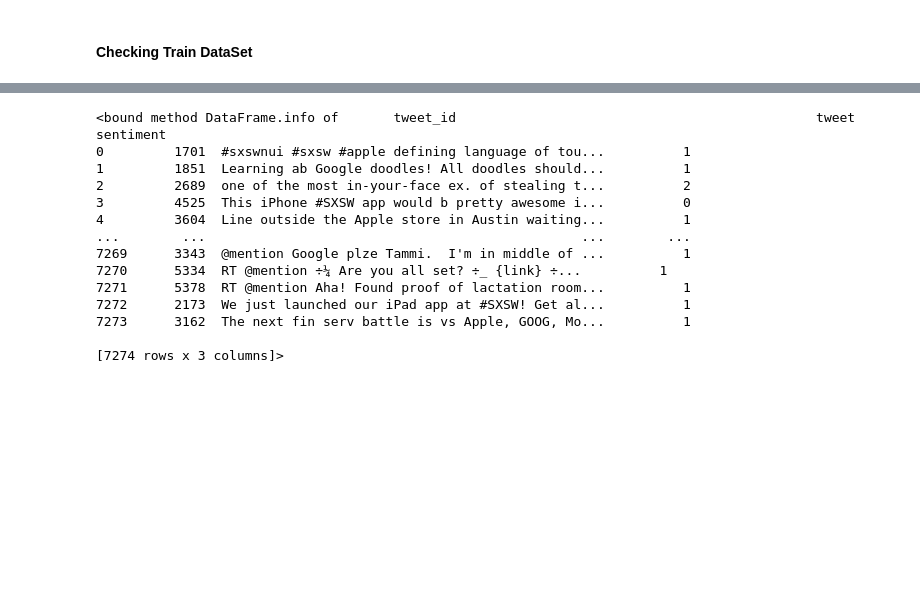
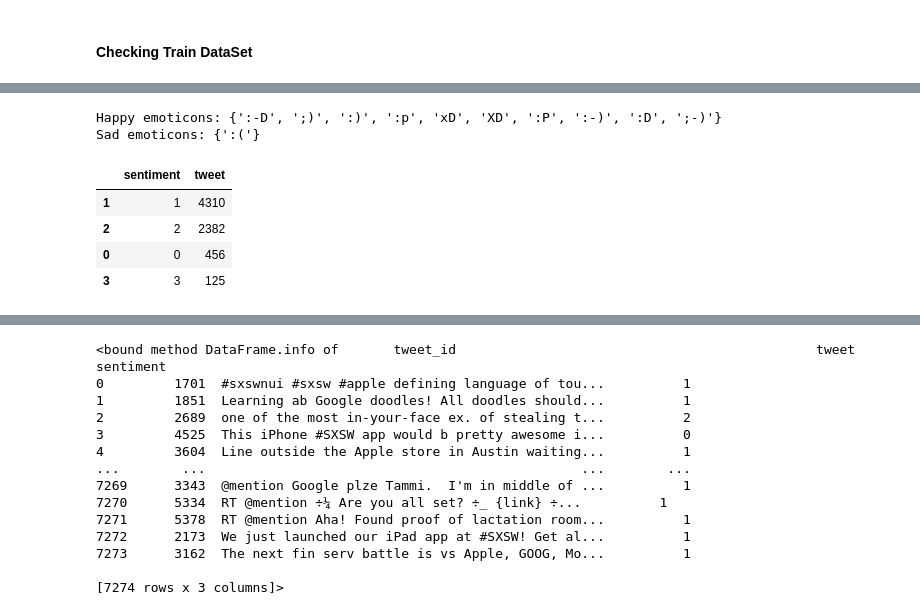
Before and after one commit to dashang/Hackathon_Twitter_Sentiment_Classification, a Jupyter notebook: SentimentAnalysis_Dashang.ipynb, the cells around one changed output, grey strips where cells are left out. Cells and saved outputs as stored; diff of their text form; code cells hidden in the pictures; blank space fills up the shorter version.

```diff
--- a/SentimentAnalysis_Dashang.ipynb
+++ b/SentimentAnalysis_Dashang.ipynb
@@ -59,0 +114,18 @@ traindf.tail()
+# %%
+HAPPY_EMO = r" ([xX;:]-?[dD)]|:-?[\)]|[;:][pP]) "
+SAD_EMO = r" (:'?[/|\(]) "
+print("Happy emoticons:", set(re.findall(HAPPY_EMO, tweets_text)))
+print("Sad emoticons:", set(re.findall(SAD_EMO, tweets_text)))
+# %% [output]
+Happy emoticons: {':-D', ';)', ':)', ':p', 'xD', 'XD', ':P', ':-)', ':D', ';-)'}
+Sad emoticons: {':('}
+# %%
+temp = traindf.groupby('sentiment').count()['tweet'].reset_index().sort_values(by='tweet',ascending=False)
+# %%
+temp
+# %% [output]
+|  | sentiment | tweet |
+| 1 | 1 | 4310 |
+| 2 | 2 | 2382 |
+| 0 | 0 | 456 |
+| 3 | 3 | 125 |
```
Also changed, not shown: parts of 64 cells of this notebook, 3 other files.
